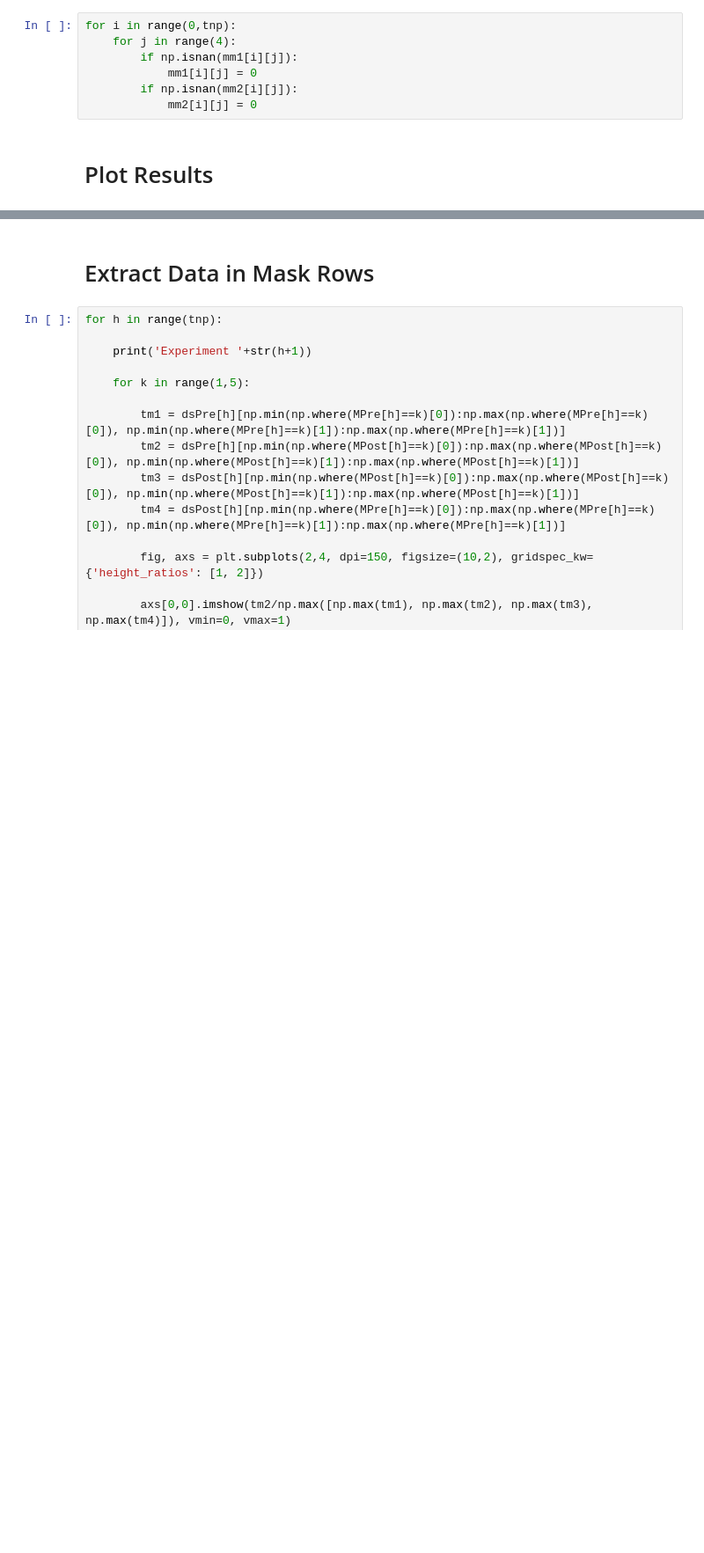
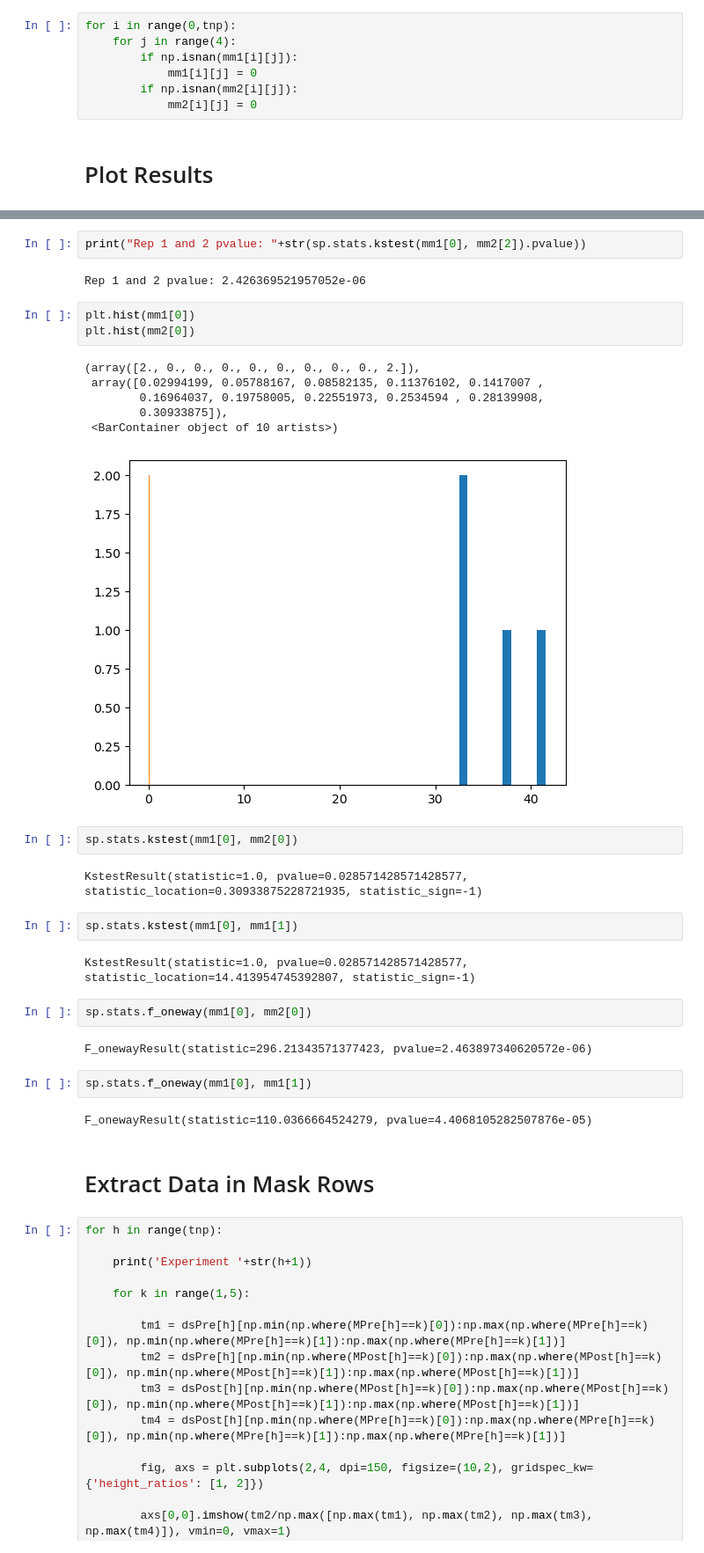
Before and after one commit to DavidGomezCabeza/ScaffoldsDifPerfPaper_2023, a Jupyter notebook: FastInjection.ipynb, the cells around one changed output, grey strips where cells are left out. Shown at 88% size. Cells and saved outputs as stored; diff of their text form; blank space fills up the shorter version.

```diff
--- a/FastInjection.ipynb
+++ b/FastInjection.ipynb
@@ -132,3 +168,33 @@ plt.show()
+# %%
+print("Rep 1 and 2 pvalue: "+str(sp.stats.kstest(mm1[0], mm2[2]).pvalue))
+# %% [output]
+Rep 1 and 2 pvalue: 2.426369521957052e-06
+# %%
+plt.hist(mm1[0])
+plt.hist(mm2[0])
+# %% [output]
+(array([2., 0., 0., 0., 0., 0., 0., 0., 0., 2.]),
+ array([0.02994199, 0.05788167, 0.08582135, 0.11376102, 0.1417007 ,
+        0.16964037, 0.19758005, 0.22551973, 0.2534594 , 0.28139908,
+        0.30933875]),
+ <BarContainer object of 10 artists>)
+[figure, added]
+# %%
+sp.stats.kstest(mm1[0], mm2[0])
+# %% [output]
+KstestResult(statistic=1.0, pvalue=0.028571428571428577, statistic_location=0.30933875228721935, statistic_sign=-1)
+# %%
+sp.stats.kstest(mm1[0], mm1[1])
+# %% [output]
+KstestResult(statistic=1.0, pvalue=0.028571428571428577, statistic_location=14.413954745392807, statistic_sign=-1)
+# %%
+sp.stats.f_oneway(mm1[0], mm2[0])
+# %% [output]
+F_onewayResult(statistic=296.21343571377423, pvalue=2.463897340620572e-06)
+# %%
+sp.stats.f_oneway(mm1[0], mm1[1])
+# %% [output]
+F_onewayResult(statistic=110.0366664524279, pvalue=4.4068105282507876e-05)
 # %% [markdown]
 # Extract Data in Mask Rows
 # %%
```
Also changed, not shown: parts of 5 cells of this notebook.
